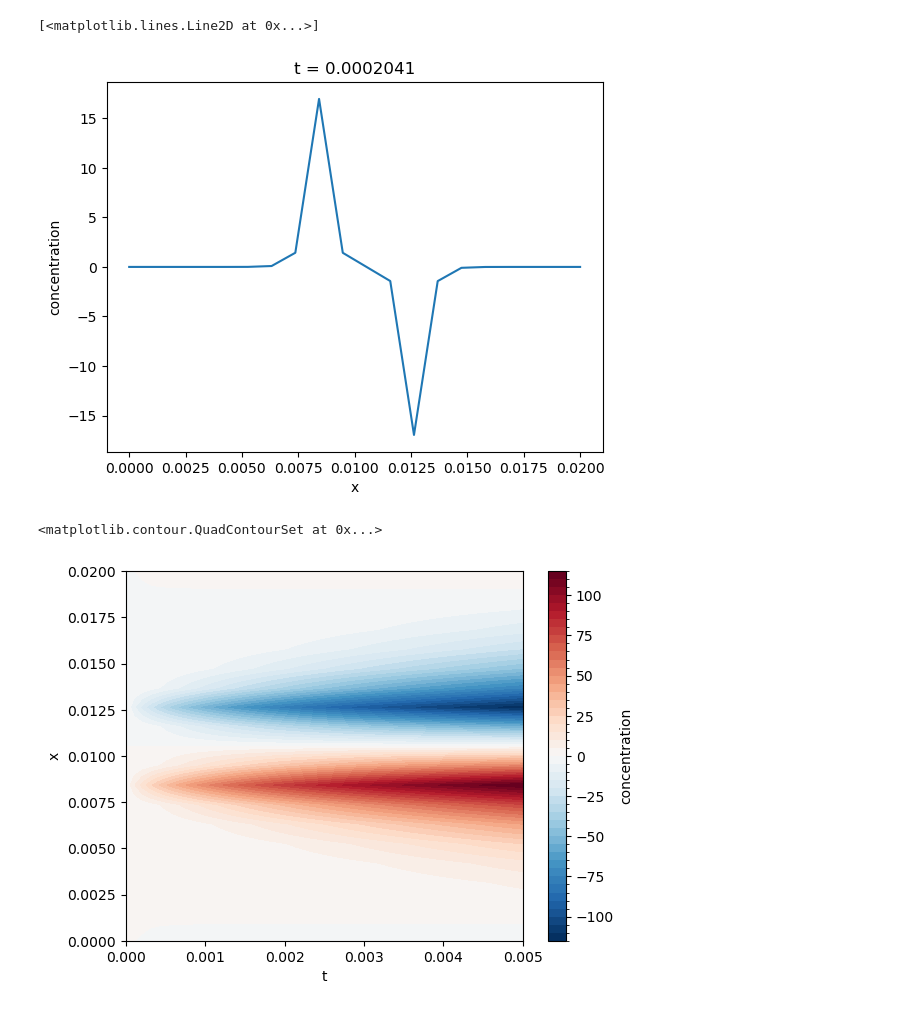
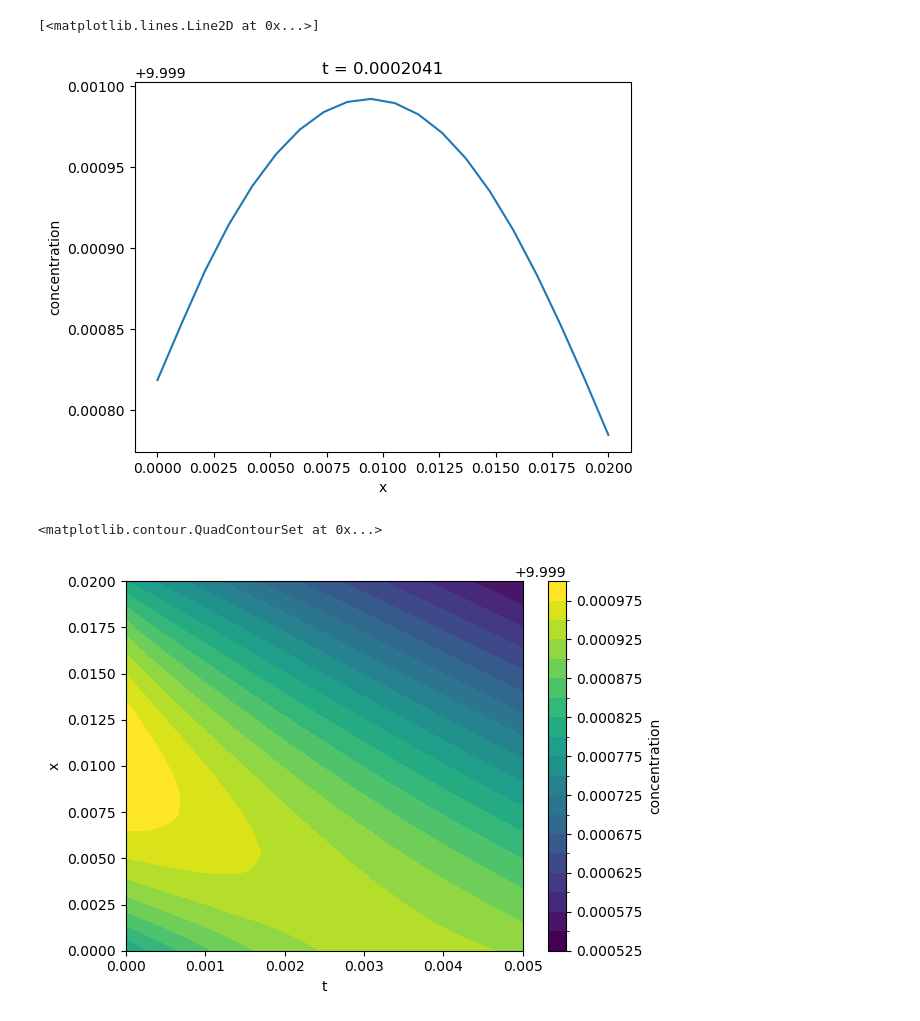
Before and after one commit to fongkenrui/A409_SeleniumDispersion, a Jupyter notebook: crank_nicholson_test.ipynb, the cells around one changed output. Cells and saved outputs as stored; diff of their text form; code cells hidden in the pictures.

```diff
--- a/crank_nicholson_test.ipynb
+++ b/crank_nicholson_test.ipynb
@@ -7,8 +7,8 @@ import matplotlib.pyplot as plt
 from scipy.linalg import solve, solve_banded
 # %%
 # Initialize a constant diffusion coefficient function
-diffusion = Analytic(lambda x, y: 0.001)
-diffusion.set_partial_x(lambda x, y: 0)
+diffusion = Analytic(lambda x, y: x)
+diffusion.set_partial_x(lambda x, y: 1)
 # Initialize the concentration object
 # Note: Von Neumann Stability condition is (D * dt)/dx**2 < 0.5, else spurious decaying oscillations occur
 n_grid = 20
@@ -22,13 +22,13 @@ conc = Quantity1D(
     (0, dt*n_time),
 )
 xcoords = conc.xcoords
-#initial_condition =  10*np.exp(- (10*n_grid*dx)*(xcoords - 0.5*dx*n_grid)**2)
-initial_condition = np.zeros_like(xcoords)
+initial_condition =  10*np.exp(- (10*n_grid*dx)*(xcoords - 0.5*dx*n_grid)**2)
+#initial_condition = np.zeros_like(xcoords)
 #initial_condition[n_grid//2] = 100
 sources = np.zeros_like(xcoords)
 sinks = np.zeros_like(xcoords)
-sources[8] = 10
-sinks[11] = 5
+#sources[8] = 1
+#sinks[11] = 5
 plt.plot(initial_condition)
 # %% [output]
 [<matplotlib.lines.Line2D at 0x...>]
@@ -83,9 +83,9 @@ array([[ 0.00000000e+00,  2.29719996e-09, -1.81272776e-08,
 result_ds.isel(t=2).plot()
 # %% [output]
 [<matplotlib.lines.Line2D at 0x...>]
-[figure, old version]
+[figure, new version]
 # %%
-result_ds.plot.contourf(levels=50)
+result_ds.plot.contourf(levels=20)
 # %% [output]
 <matplotlib.contour.QuadContourSet at 0x...>
-[figure, old version]
+[figure, new version]
```
Also changed, not shown: parts of 4 cells of this notebook, 1 other file.
